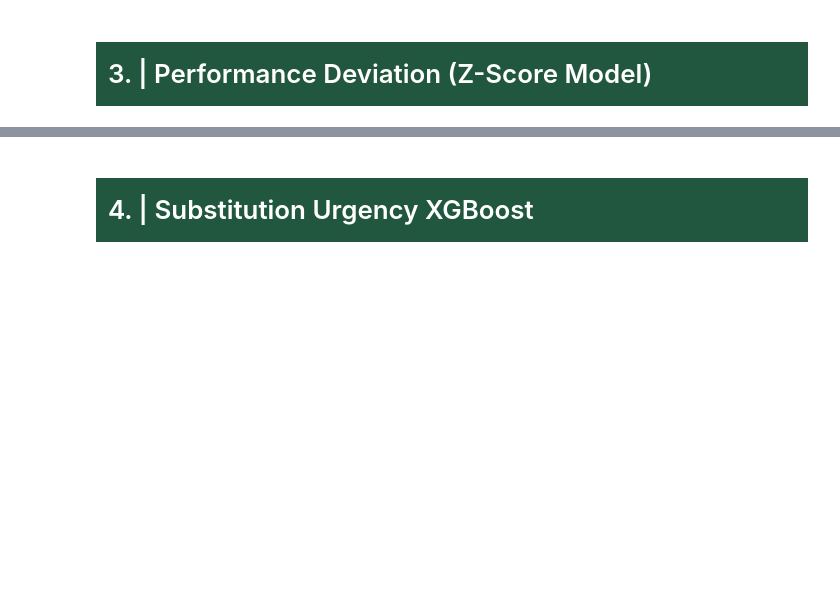
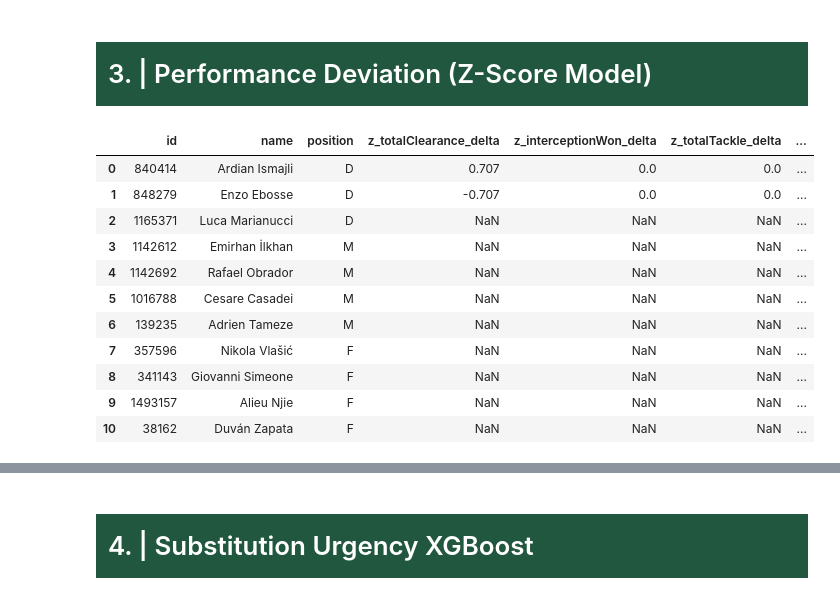
Before and after one commit to AI-Assistant-for-Football-Tactical/AI, a Jupyter notebook: in_match.ipynb, the cells around one changed output, grey strips where cells are left out. Drawn from its saved outputs; the diff is of its cells as text; code cells hidden in the pictures; blank space fills up the shorter version.

Commit message:
implement performance deviation for in match analysis & fix bugs in section 2

```diff
--- a/in_match.ipynb
+++ b/in_match.ipynb
@@ -1113,2 +1116,86 @@ Merged Engineered Features:
 # %% [markdown]
 # <div style="font-family: Trebuchet MS; background-color:rgba(33, 87, 62, 1); color: #FFFFFF; padding: 12px; line-height: 1.5;">3. | Performance Deviation (Z-Score Model)   </div>
+# %%
+POSITION_METRICS = {
+    'D': ['totalClearance_delta', 'interceptionWon_delta', 'totalTackle_delta', 'duelWon_delta'],
+    'M': ['totalPass_delta', 'accuratePass_delta', 'keyPass_delta', 'totalProgression_delta'],
+    'F': ['totalShots_delta', 'expectedGoals_delta', 'duelWon_delta', 'touches_delta'],
+}
+# Use on_pitch from Section 2 (already filtered to active players)
+on_pitch_s3 = on_pitch.copy()
+# Ensure all needed columns exist (fill missing with 0)
+all_metrics = set()
+for metrics in POSITION_METRICS.values():
+    all_metrics.update(metrics)
+for col in all_metrics:
+    if col not in on_pitch_s3.columns:
+        on_pitch_s3[col] = 0.0
+# %%
+z_score_rows = []
+for pos, metrics in POSITION_METRICS.items():
+    group = on_pitch_s3[on_pitch_s3['position'] == pos].copy()
+    if group.empty:
+        continue
+
+    for _, player in group.iterrows():
+        player_z = {
+            'id': player['id'],
+            'name': player['name'],
+            'position': pos,
+        }
+        anomalous_metrics = []
+
+        for metric in metrics:
+            vals = pd.to_numeric(group[metric], errors='coerce')
+            mean_val = vals.mean()
+            std_val = vals.std()
+            player_val = pd.to_numeric(player[metric], errors='coerce')
+
+            if pd.isna(player_val):
+                z = np.nan
+            elif std_val == 0 or pd.isna(std_val):
+                z = 0.0
+            else:
+                z = (player_val - mean_val) / std_val
+
+            player_z[f'z_{metric}'] = round(z, 3) if not pd.isna(z) else np.nan
+
+            # Track anomalous metrics (|z| > 1.5)
+            if not pd.isna(z) and abs(z) > 1.5:
+                anomalous_metrics.append({
+                    'metric': metric,
+                    'z_score': round(z, 3),
+                    'value': player_val,
+                    'group_mean': round(mean_val, 3),
+                })
+
+        player_z['n_anomalous'] = len(anomalous_metrics)
+        player_z['anomalous_metrics'] = anomalous_metrics
+
+        # Flag: underperforming if 2+ metrics with z < -1.5
+        neg_count = sum(1 for m in anomalous_metrics if m['z_score'] < -1.5)
+        pos_count = sum(1 for m in anomalous_metrics if m['z_score'] > 1.5)
+
+        if neg_count >= 2:
+            player_z['flag'] = 'underperforming'
+        elif pos_count >= 2:
+            player_z['flag'] = 'overperforming'
+        else:
+            player_z['flag'] = 'normal'
+
+        z_score_rows.append(player_z)
+z_scores_df = pd.DataFrame(z_score_rows)
+z_scores_df
+# %% [output]
+|  | id | name | position | z_totalClearance_delta | z_interceptionWon_delta | z_totalTackle_delta | ... |
+| 0 | 840414 | Ardian Ismajli | D | 0.707 | 0.0 | 0.0 | ... |
+| 1 | 848279 | Enzo Ebosse | D | -0.707 | 0.0 | 0.0 | ... |
+| 2 | 1165371 | Luca Marianucci | D | NaN | NaN | NaN | ... |
+| 3 | 1142612 | Emirhan İlkhan | M | NaN | NaN | NaN | ... |
+| 4 | 1142692 | Rafael Obrador | M | NaN | NaN | NaN | ... |
+| 5 | 1016788 | Cesare Casadei | M | NaN | NaN | NaN | ... |
+| 6 | 139235 | Adrien Tameze | M | NaN | NaN | NaN | ... |
+| 7 | 357596 | Nikola Vlašić | F | NaN | NaN | NaN | ... |
+| 8 | 341143 | Giovanni Simeone | F | NaN | NaN | NaN | ... |
+| 9 | 1493157 | Alieu Njie | F | NaN | NaN | NaN | ... |
+| 10 | 38162 | Duván Zapata | F | NaN | NaN | NaN | ... |
```
Also changed, not shown: parts of 6 cells of this notebook, 1 other file.
